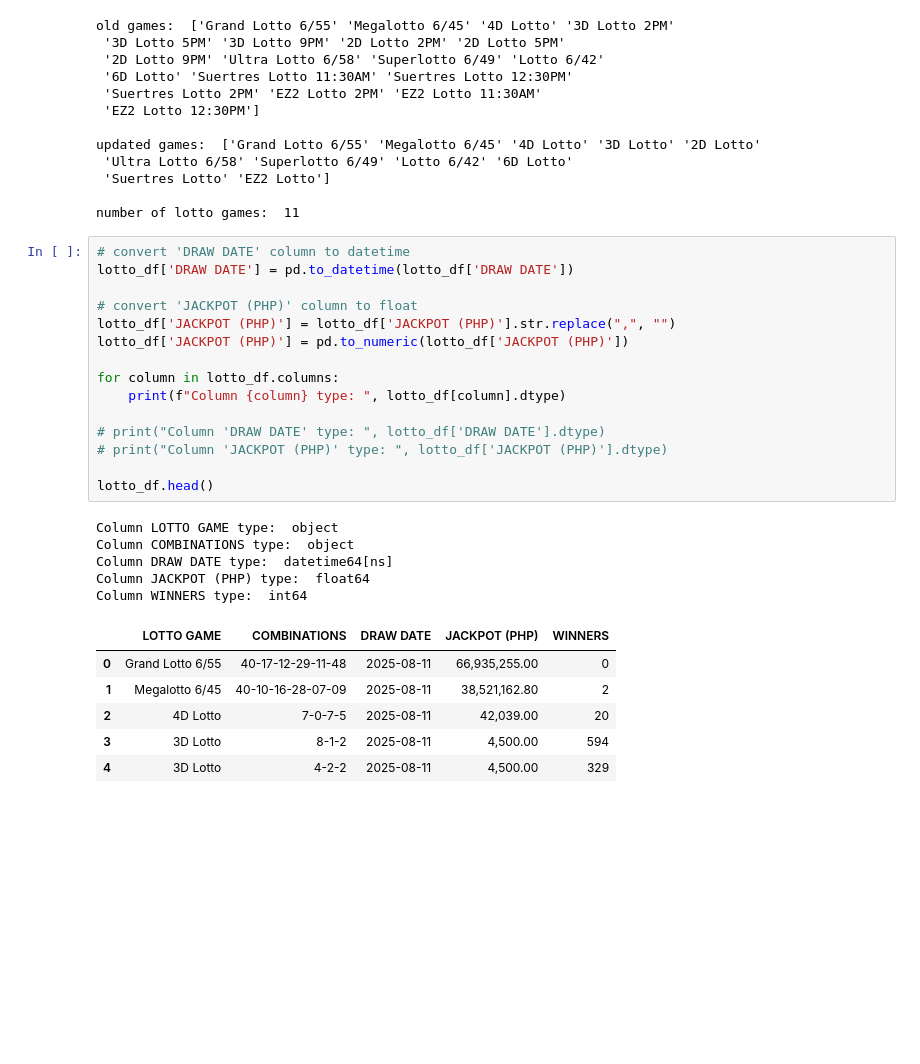
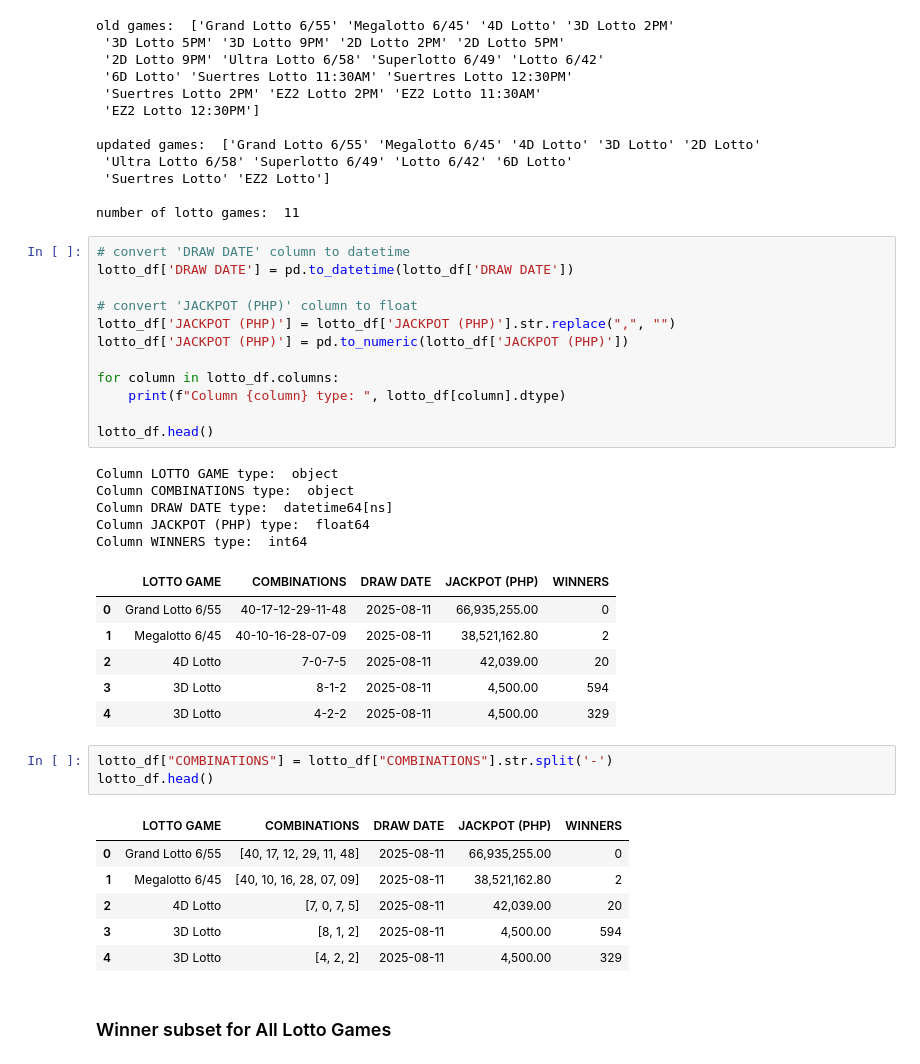
Before and after one commit to digitalenggph/Udemy-Collections, a Jupyter notebook: 100 Days of Code - The Complete Python Pro Bootcamp/day-99/Lotto_Data_Analysis.ipynb, the cells around one changed output. Saved outputs shown, nothing was run; the diff lists cells and outputs as text; blank space fills up the shorter version.

```diff
--- a/100 Days of Code - The Complete Python Pro Bootcamp/day-99/Lotto_Data_Analysis.ipynb
+++ b/100 Days of Code - The Complete Python Pro Bootcamp/day-99/Lotto_Data_Analysis.ipynb
@@ -83,9 +83,6 @@ lotto_df['JACKPOT (PHP)'] = pd.to_numeric(lotto_df['JACKPOT (PHP)'])
 for column in lotto_df.columns:
     print(f"Column {column} type: ", lotto_df[column].dtype)
 
-# print("Column 'DRAW DATE' type: ", lotto_df['DRAW DATE'].dtype)
-# print("Column 'JACKPOT (PHP)' type: ", lotto_df['JACKPOT (PHP)'].dtype)
-
 lotto_df.head()
 # %% [output]
 Column LOTTO GAME type:  object
@@ -99,3 +96,15 @@ Column WINNERS type:  int64
 | 2 | 4D Lotto | 7-0-7-5 | 2025-08-11 | 42,039.00 | 20 |
 | 3 | 3D Lotto | 8-1-2 | 2025-08-11 | 4,500.00 | 594 |
 | 4 | 3D Lotto | 4-2-2 | 2025-08-11 | 4,500.00 | 329 |
+# %%
+lotto_df["COMBINATIONS"] = lotto_df["COMBINATIONS"].str.split('-')
+lotto_df.head()
+# %% [output]
+|  | LOTTO GAME | COMBINATIONS | DRAW DATE | JACKPOT (PHP) | WINNERS |
+| 0 | Grand Lotto 6/55 | [40, 17, 12, 29, 11, 48] | 2025-08-11 | 66,935,255.00 | 0 |
+| 1 | Megalotto 6/45 | [40, 10, 16, 28, 07, 09] | 2025-08-11 | 38,521,162.80 | 2 |
+| 2 | 4D Lotto | [7, 0, 7, 5] | 2025-08-11 | 42,039.00 | 20 |
+| 3 | 3D Lotto | [8, 1, 2] | 2025-08-11 | 4,500.00 | 594 |
+| 4 | 3D Lotto | [4, 2, 2] | 2025-08-11 | 4,500.00 | 329 |
+# %% [markdown]
+### Winner subset for All Lotto Games
```
Also changed, not shown: parts of 19 cells of this notebook.
